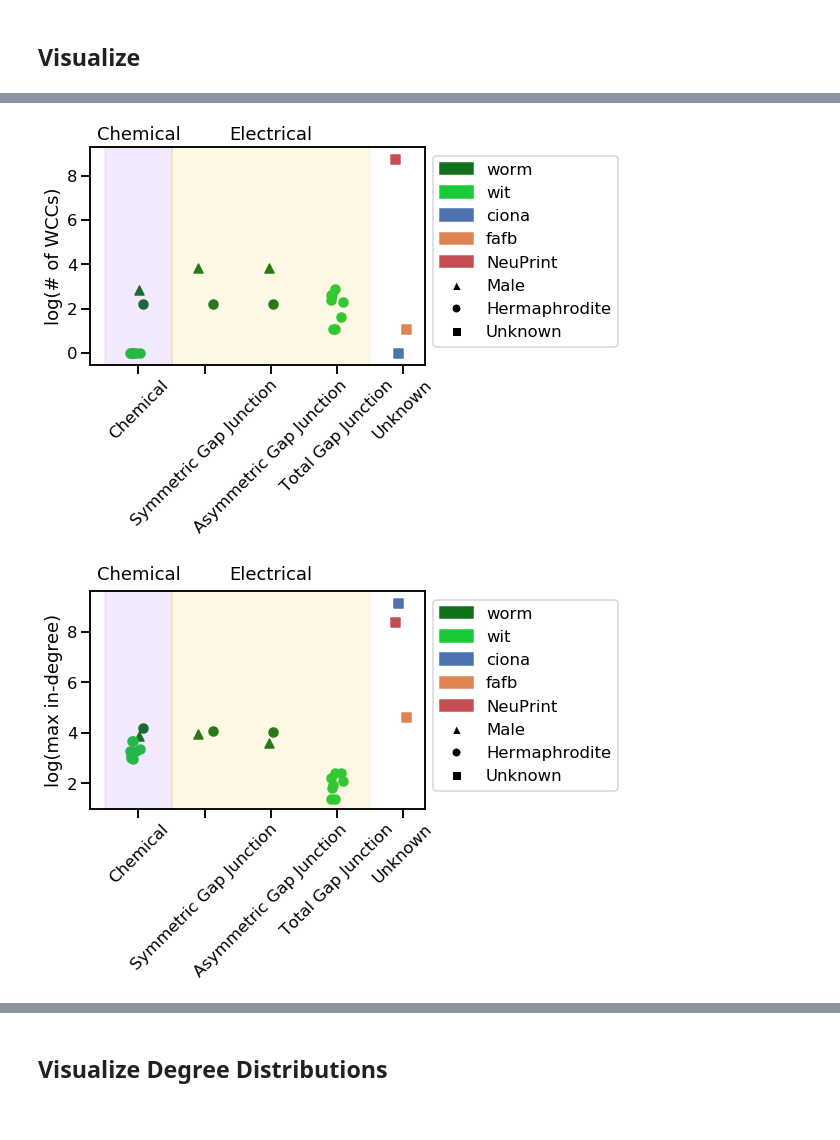
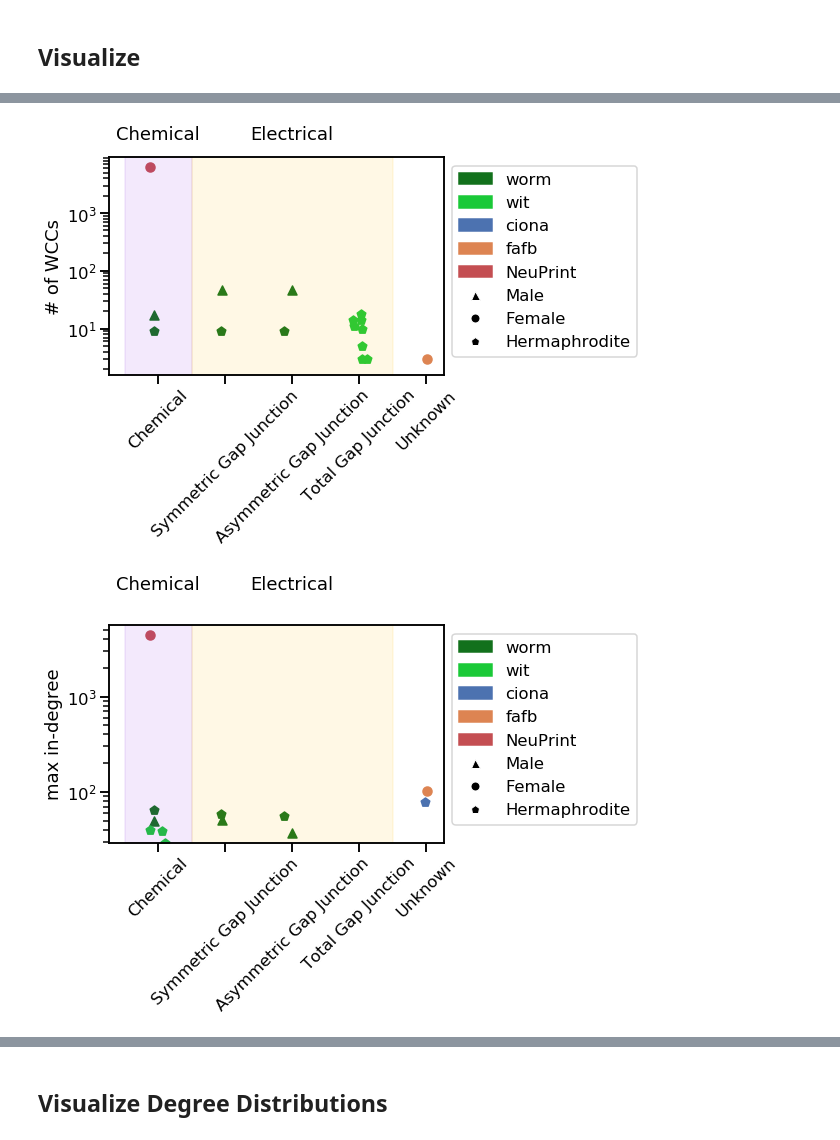
Before and after one commit to neurodata/connectocross, a Jupyter notebook: Graph Stats.ipynb, the cells around one changed output, grey strips where cells are left out. Saved outputs shown, nothing was run; the diff lists cells and outputs as text; code cells hidden in the pictures.

```diff
--- a/Graph Stats.ipynb
+++ b/Graph Stats.ipynb
@@ -37,3 +43,10 @@ neuPrint_graph, _, _, _ = GraphIO.load(neuPrint_path)
+# %%
+ciona_graph.graph["Sex"] = "Hermaphrodite"
+ciona_graph.graph["synapse_type"] = "Unknown"
+fafb_graph.graph["Sex"] = "Female"
+fafb_graph.graph["synapse_type"] = "Unknown"
+neuPrint_graph.graph["Sex"] = "Female"
+neuPrint_graph.graph["synapse_type"] = "Chemical"
 # %% [markdown]
 ## Obtain Graph Statistics and Metadata
 # %%
@@ -87,18 +100,18 @@ for g, origin in zip([fafb_graph, neuPrint_graph], ["fafb", "NeuPrint"]):
     num_weak.append(ncc_weak(g))
     in_degree.append([d for n, d in g.in_degree()])
     out_degree.append([d for n, d in g.out_degree()])
-    synapse_type.append("Unknown")
-    sex.append("Unknown")
+    synapse_type.append(g.graph["synapse_type"])
+    sex.append(g.graph["Sex"])
 
 graph_origin.append("ciona")
 lcc_size.append(len(max(nx.connected_components(ciona_graph))))
 density.append(nx.density(ciona_graph))
 num_strong.append(nx.number_connected_components(ciona_graph))
 num_weak.append(nx.number_connected_components(ciona_graph))
-in_degree.append([d for n, d in g.degree()])
-out_degree.append([d for n, d in g.degree()])
-synapse_type.append("Unknown")
-sex.append("Unknown")
+in_degree.append([d for n, d in ciona_graph.degree()])
+out_degree.append([d for n, d in ciona_graph.degree()])
+synapse_type.append(ciona_graph.graph["synapse_type"])
+sex.append(ciona_graph.graph["Sex"])
 
 sex = np.array(sex)
 lcc_size = np.array(lcc_size)
@@ -114,14 +127,17 @@ synapse_type = np.array(synapse_type)
 # %% [markdown]
 ## Visualize
 # %%
+palette = sns.color_palette("deep")
+dark_palette = sns.color_palette("dark")
+bright_palette = sns.color_palette("bright")
 syntypes = ["Chemical", "Symmetric Gap Junction", "Asymmetric Gap Junction", "Total Gap Junction", "Unknown"]
 graph_origins = ["worm", "wit", "ciona", "fafb", "NeuPrint"]
 syntype_pos = [float(i) for i, _ in enumerate(syntypes)]
 syntype2pos = {syntype:i for i, syntype in zip(syntype_pos, syntypes)}
 syn_pos = np.array([syntype2pos[syntype] for syntype in synapse_type])
 syn_pos += 0.25*(np.random.rand(syn_pos.shape[0]) - 0.5) #adding jitter
-sexes = ["Male", "Hermaphrodite", "Unknown"]
-sex2shape = {"Male":"^", "Hermaphrodite":"o", "Unknown":"s"}
+sexes = ["Male", "Female", "Hermaphrodite"]
+sex2shape = {"Male":"^", "Hermaphrodite":"p", "Female":"o"}
 graph2color = {"ciona":palette[0], "fafb":palette[1], "worm":dark_palette[2], "wit":bright_palette[2], "NeuPrint":palette[3]}
 graph2patch = {}
 for g_origin in graph_origins:
@@ -130,7 +146,7 @@ sex2patch = {}
 for isex in sexes:
     sex2patch[isex] = Line2D([0], [0], marker=sex2shape[isex], color="w", markerfacecolor="k", label=isex)
 
-def vis_stat(stat, stat_name):
+def vis_stat(stat, stat_name, use_log=True):
     fig_max = np.max(stat)
     sns.set_context('talk')
     fig = plt.figure()
@@ -144,8 +160,11 @@ def vis_stat(stat, stat_name):
                         c=np.array([graph2color[g_origin]]),
                         label=g_origin,
                         marker=sex2shape[isex])
-    plt.text(syntype_pos[0], 1.1*fig_max, "Chemical", ha="center")
-    plt.text(syntype_pos[2], 1.1*fig_max, "Electrical", ha="center")
+    grace_factor = 1.1
+    if use_log:
+        grace_factor = np.exp(grace_factor)
+    plt.text(syntype_pos[0], grace_factor*fig_max, "Chemical", ha="center")
+    plt.text(syntype_pos[2], grace_factor*fig_max, "Electrical", ha="center")
     plt.hold=False
     plt.ylabel(stat_name)
     ax.xaxis.set_ticks(syntype_pos)
@@ -153,14 +172,16 @@ def vis_stat(stat, stat_name):
     fill_width = 1
     ax.axvspan(syntype_pos[0]-fill_width/2, syntype_pos[0]+fill_width/2, color=bright_palette[4], alpha=0.1)
     ax.axvspan(syntype_pos[1]-fill_width/2, syntype_pos[3]+fill_width/2, color=bright_palette[8], alpha=0.1)
+    if use_log:
+        ax.set_yscale("log")
     handles = [graph2patch[g_origin] for g_origin in graph_origins]+[sex2patch[isex] for isex in sexes]
     plt.legend(handles=handles, bbox_to_anchor=(1,1))
     return fig
 
-vis_stat(np.log(lcc_size), "log(size of largest WCC)")
-vis_stat(density, "Density")
-vis_stat(np.log(num_strong), "log(# of SCCs)")
-vis_stat(np.log(num_weak), "log(# of WCCs)")
-vis_stat(np.log(max_in_degree), "log(max in-degree)")
-_ = vis_stat(np.log(max_out_degree), "log(max out-degree)")
+vis_stat(lcc_size, "size of largest WCC")
+vis_stat(density, "Density", use_log=False)
+vis_stat(num_strong, "# of SCCs")
+vis_stat(num_weak, "# of WCCs")
+vis_stat(max_in_degree, "max in-degree")
+_ = vis_stat(max_out_degree, "max out-degree")
 # %% [output]
@@ -170,2 +191,2 @@ _ = vis_stat(np.log(max_out_degree), "log(max out-degree)")
-[figure, old version]
+[figure, new version]
-[figure, old version]
+[figure, new version]
```
Also changed, not shown: parts of 6 cells of this notebook.
